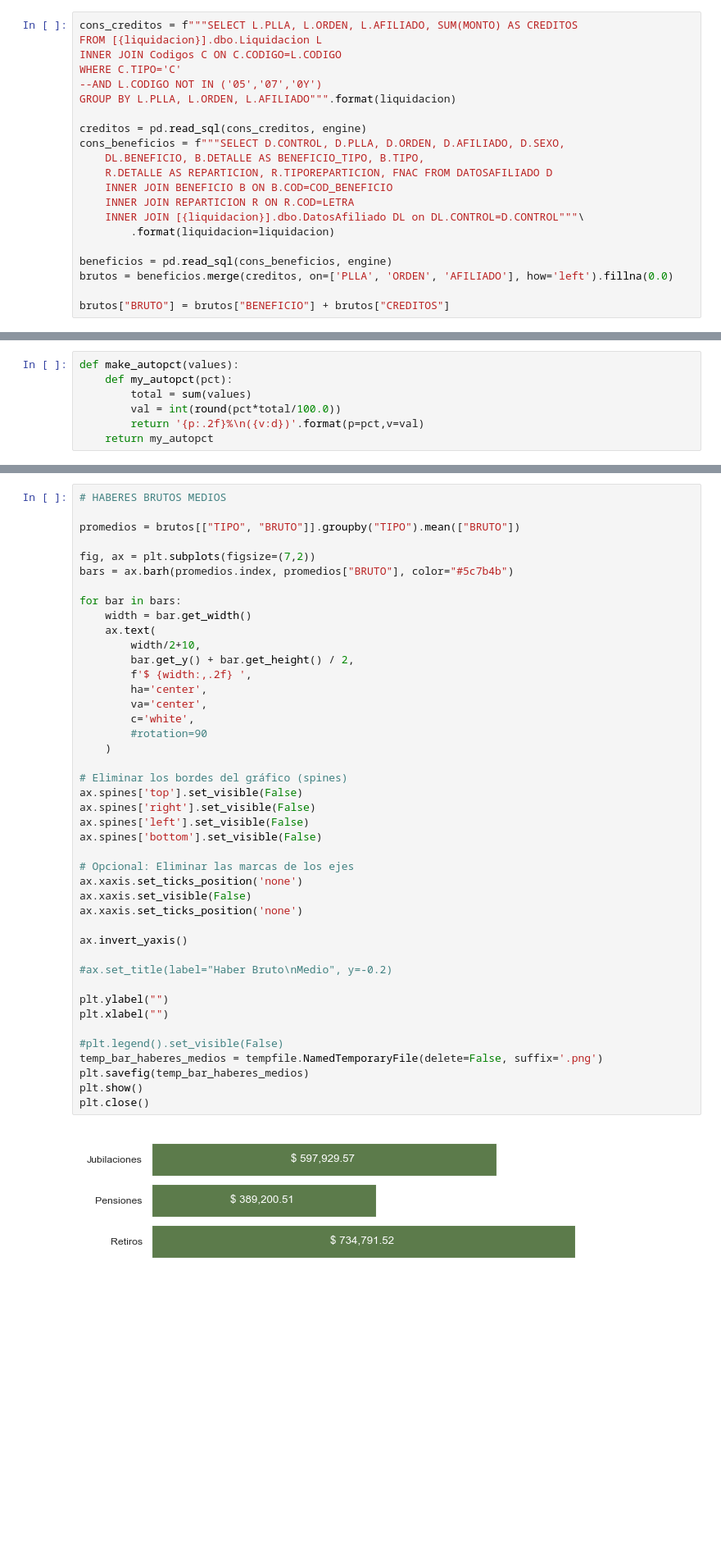
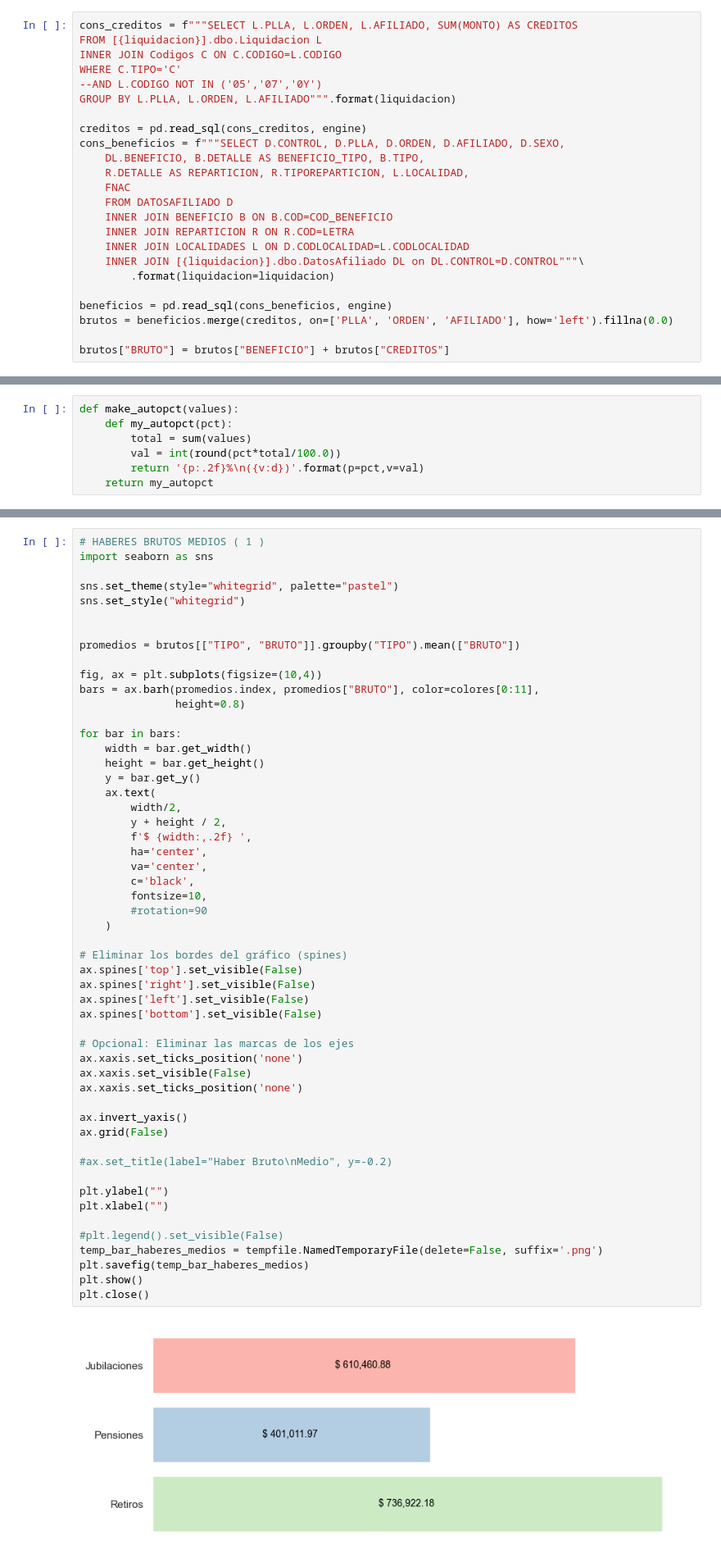
Before and after one commit to chrisgalvez/ReportesLiquidaciones, a Jupyter notebook: estadisticas-liquidaciones.ipynb, the cells around one changed output, grey strips where cells are left out. Shown at 82% size. Cells and saved outputs as stored; diff of their text form; blank space fills up the shorter version.

```diff
--- a/estadisticas-liquidaciones.ipynb
+++ b/estadisticas-liquidaciones.ipynb
@@ -42,9 +42,12 @@ GROUP BY L.PLLA, L.ORDEN, L.AFILIADO""".format(liquidacion)
 creditos = pd.read_sql(cons_creditos, engine)
 cons_beneficios = f"""SELECT D.CONTROL, D.PLLA, D.ORDEN, D.AFILIADO, D.SEXO,
     DL.BENEFICIO, B.DETALLE AS BENEFICIO_TIPO, B.TIPO,
-    R.DETALLE AS REPARTICION, R.TIPOREPARTICION, FNAC FROM DATOSAFILIADO D
+    R.DETALLE AS REPARTICION, R.TIPOREPARTICION, L.LOCALIDAD,
+    FNAC
+    FROM DATOSAFILIADO D
     INNER JOIN BENEFICIO B ON B.COD=COD_BENEFICIO
     INNER JOIN REPARTICION R ON R.COD=LETRA
+    INNER JOIN LOCALIDADES L ON D.CODLOCALIDAD=L.CODLOCALIDAD
     INNER JOIN [{liquidacion}].dbo.DatosAfiliado DL on DL.CONTROL=D.CONTROL"""\
         .format(liquidacion=liquidacion)
 
@@ -359,45 +369,55 @@ plt.close()
 # %%
-# HABERES BRUTOS MEDIOS
+# HABERES BRUTOS MEDIOS ( 1 )
+import seaborn as sns
+
+sns.set_theme(style="whitegrid", palette="pastel")
+sns.set_style("whitegrid")
+
 
 promedios = brutos[["TIPO", "BRUTO"]].groupby("TIPO").mean(["BRUTO"])
 
-fig, ax = plt.subplots(figsize=(7,2))
-bars = ax.barh(promedios.index, promedios["BRUTO"], color="#5c7b4b")
+fig, ax = plt.subplots(figsize=(10,4))
+bars = ax.barh(promedios.index, promedios["BRUTO"], color=colores[0:11],
+               height=0.8)
 
 for bar in bars:
     width = bar.get_width()
+    height = bar.get_height()
+    y = bar.get_y()
     ax.text(
-        width/2+10,
-        bar.get_y() + bar.get_height() / 2,
+        width/2,
+        y + height / 2,
         f'$ {width:,.2f} ',
         ha='center',
         va='center',
-        c='white',
+        c='black',
+        fontsize=10,
         #rotation=90
     )
 
 # Eliminar los bordes del gráfico (spines)
 ax.spines['top'].set_visible(False)
 ax.spines['right'].set_visible(False)
 ax.spines['left'].set_visible(False)
 ax.spines['bottom'].set_visible(False)
 
 # Opcional: Eliminar las marcas de los ejes
 ax.xaxis.set_ticks_position('none')
 ax.xaxis.set_visible(False)
 ax.xaxis.set_ticks_position('none')
 
 ax.invert_yaxis()
+ax.grid(False)
 
 #ax.set_title(label="Haber Bruto\nMedio", y=-0.2)
 
 plt.ylabel("")
 plt.xlabel("")
 
 #plt.legend().set_visible(False)
 temp_bar_haberes_medios = tempfile.NamedTemporaryFile(delete=False, suffix='.png')
 plt.savefig(temp_bar_haberes_medios)
 plt.show()
 plt.close()
 # %% [output]
-[figure, old version]
+[figure, new version]
```
Also changed, not shown: parts of 18 cells of this notebook, 1 other file.
